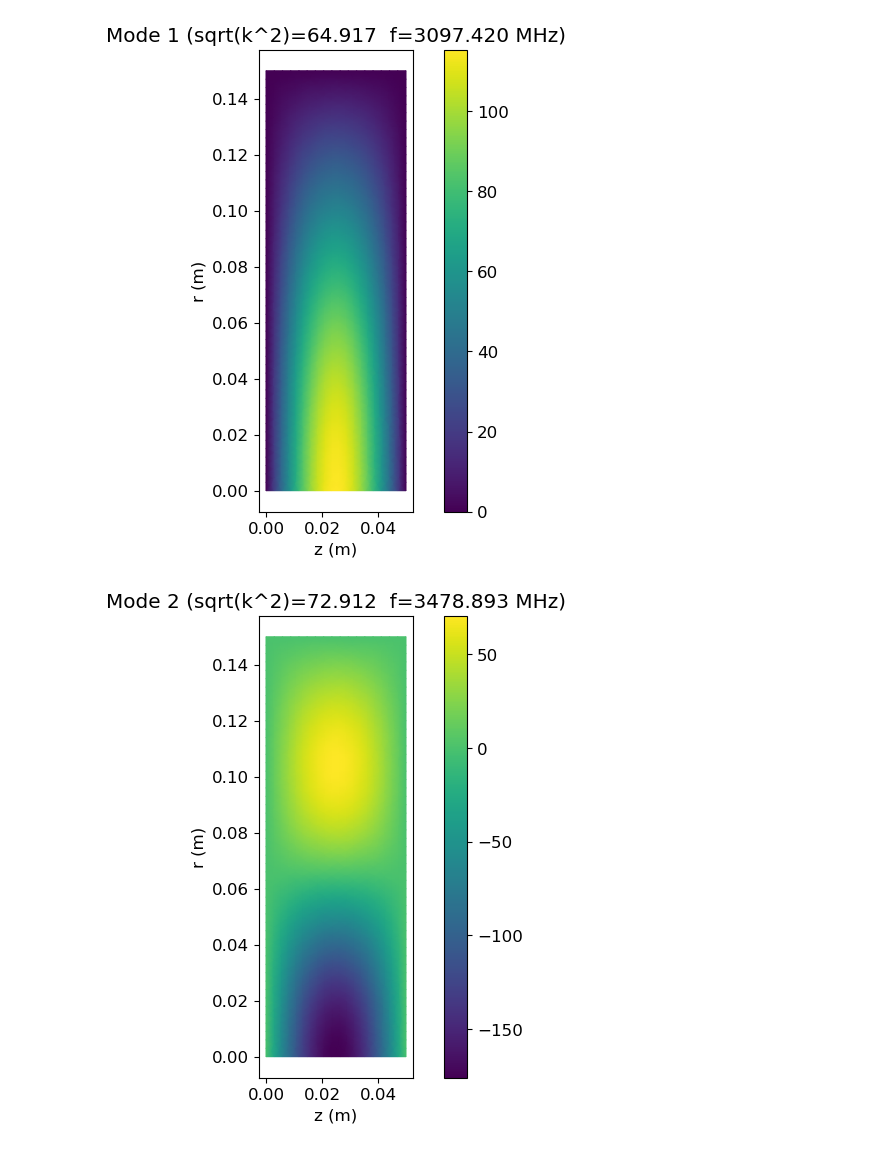
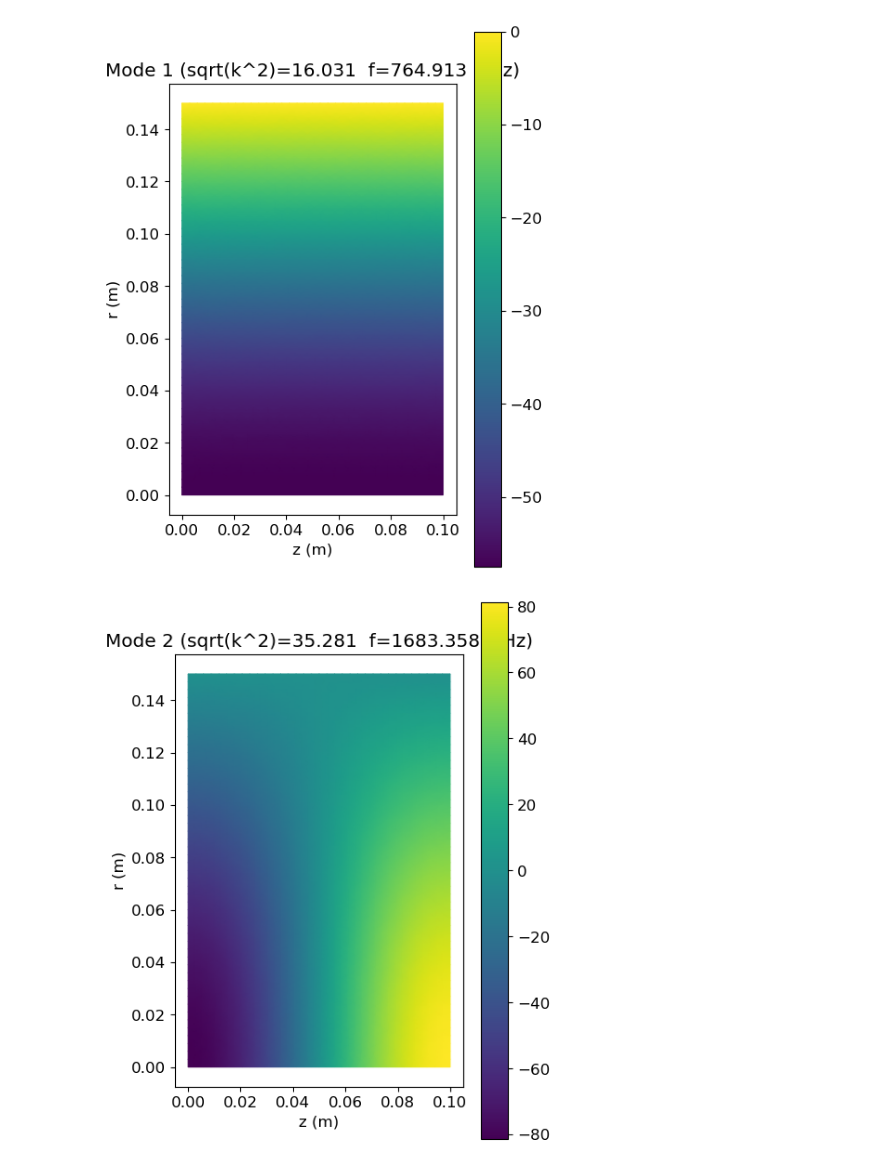
Before and after one commit to frastra2004/hyperfish, a Jupyter notebook: superfish_like/from-paper.ipynb, the cells around one changed output. Cells and saved outputs as stored; diff of their text form; code cells hidden in the pictures.

```diff
--- a/superfish_like/from-paper.ipynb
+++ b/superfish_like/from-paper.ipynb
@@ -11,3 +11,10 @@ import matplotlib.pyplot as plt
 
 # nicer plotting defaults
 plt.rcParams.update({'figure.figsize': (8,6), 'font.size': 12})
+# %%
+# Parameters (example geometry -- modify to your cavity)
+# We'll create a rectangular cavity  length (along z) x radius (along r)
+length = 0.1   # meters (z-direction)
+radius = 0.15   # meters (r-direction)
+mesh_size = radius/50  # target element size
+c = 299792458.0
@@ -16,11 +31,6 @@ plt.rcParams.update({'figure.figsize': (8,6), 'font.size': 12})
 gmsh.initialize()
 gmsh.model.add("axisymmetric_cavity")
 
-# Parameters (example geometry -- modify to your cavity)
-# We'll create a rectangular cavity  length (along z) x radius (along r)
-length = 0.05   # meters (z-direction)
-radius = 0.15   # meters (r-direction)
-mesh_size = 0.003  # target element size
 
 # Points (z, r)
 p1 = gmsh.model.geo.addPoint(0.0, 0.0, 0, mesh_size)   # axis corner (z=0,r=0)
@@ -53,7 +63,7 @@ gmsh.write(msh_filename)
 gmsh.finalize()
 
 # read with meshio
-msh_filename2= '/Users/straniero/Documents/Dphil/hyperfish/ell_shape_small.msh'
+
 mesh = meshio.read(msh_filename)
 
 # Extract points and triangular cells
@@ -258,12 +233,7 @@ Approx frequencies (Hz): [4.77134516e+07 4.77134516e+07 4.77134516e+07 4.7713451
 # %%
-vecs_refined = []
-ks_refined = []
-freqs_refined = []
-for i in range(len(ks)):
-    if ks[i] >= 1.0001:
-        vecs_refined.append(vecs[:,i])  # this is the eigenvector for mode i
-        ks_refined.append(ks[i])  # this is the k for mode i
-        freqs_refined.append(freqs[i])  # this is the frequency for mode i
+vecs_refined = [vecs[:, i] for i in range(vecs.shape[1])]
+ks_refined = [ks[i] for i in range(len(ks))]
+freqs_refined = [freqs[i] for i in range(len(freqs))]
 # %%
 np.shape(vecs_refined)
 # %% [output]
@@ -271,21 +241,21 @@ np.shape(vecs_refined)
 # %%
 from matplotlib.tri import Triangulation, TriAnalyzer, UniformTriRefiner
 
 triang = Triangulation(points[:,0], points[:,1], cells)
 n_plot = min(6, vecs.shape[1])
 
 for i in range(n_plot):
     mode = vecs_refined[i]
     # mask nodes that were Dirichlet to zero (should already be)
     mode_vis = mode.real
-    plt.figure()
+    plt.figure(figsize=(50*length,50*radius))
     tpc = plt.tripcolor(triang, mode_vis, shading='gouraud')
     plt.colorbar(tpc)
     plt.gca().set_aspect('equal')
     plt.title(f"Mode {i+1} (sqrt(k^2)={ks_refined[i]:.3f}  f={freqs_refined[i]/1e6:.3f} MHz)")
     plt.xlabel("z (m)")
     plt.ylabel("r (m)")
     plt.show()
 # %% [output]
-[figure, old version]
+[figure, new version]
-[figure, old version]
+[figure, new version]
```
Also changed, not shown: parts of 12 cells of this notebook, 8 other files.
